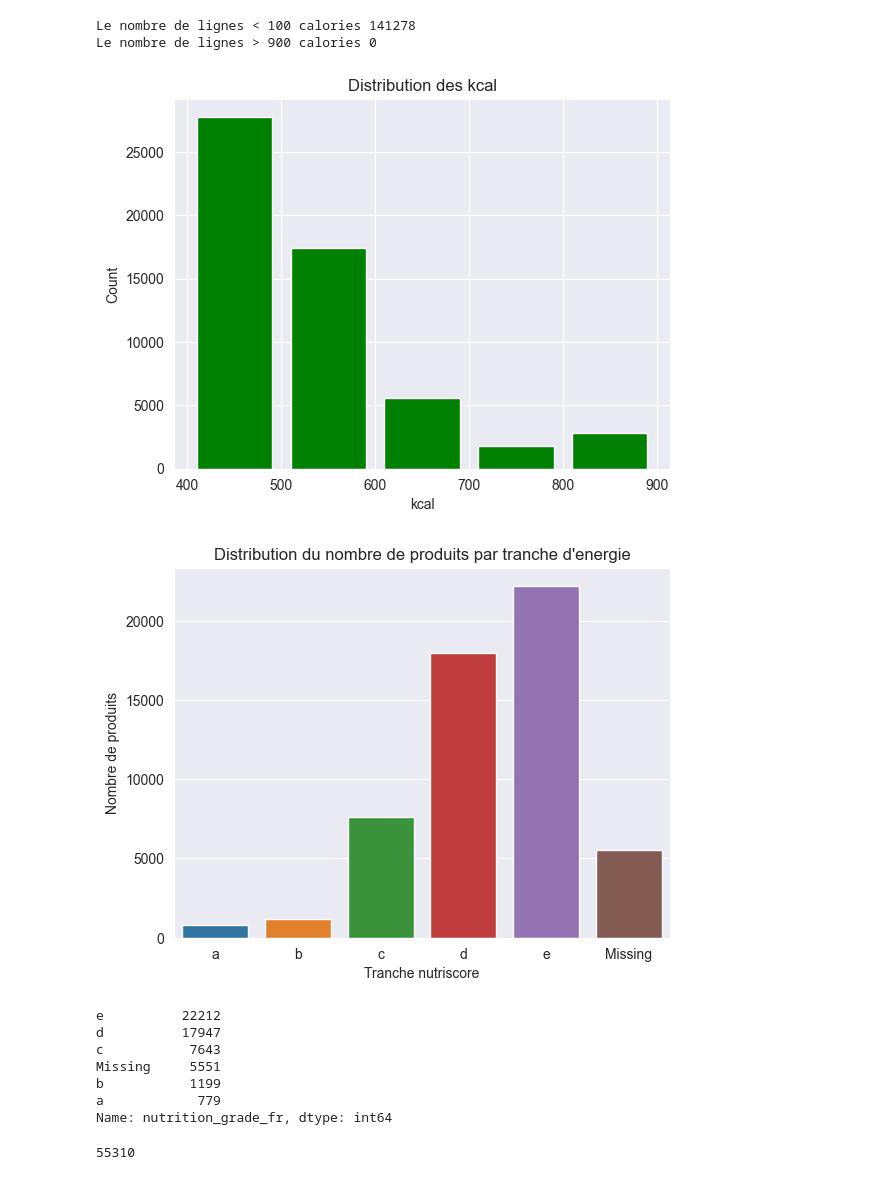
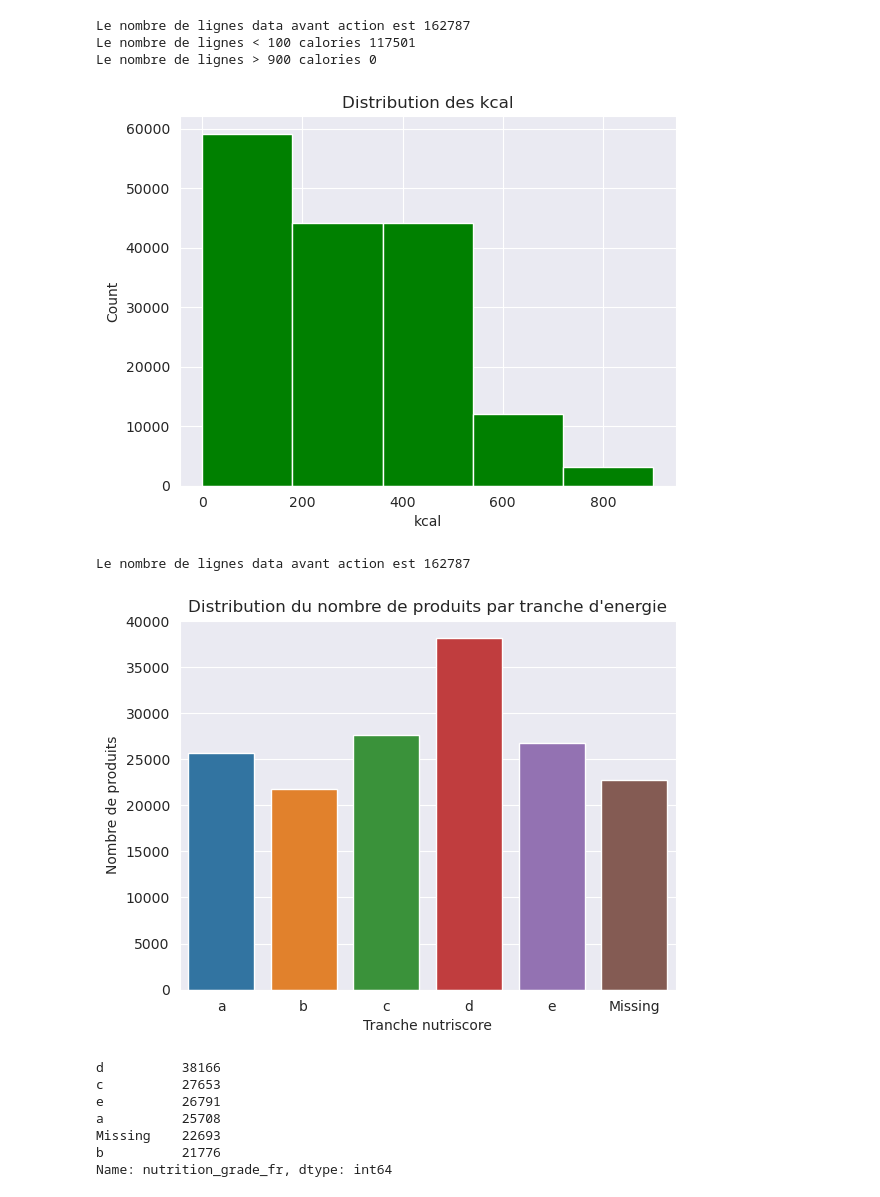
Before and after one commit to BinaryLost/machine_learning_projects, a Jupyter notebook: projet_2/nettoyage_openfood.ipynb, the cells around one changed output. Cells and saved outputs as stored; diff of their text form; code cells hidden in the pictures.

```diff
--- a/projet_2/nettoyage_openfood.ipynb
+++ b/projet_2/nettoyage_openfood.ipynb
@@ -8,9 +17,12 @@ data_csv = pd.read_csv('fr.openfoodfacts.org.products.csv', sep='\t')
 # %%
+data_before_action = data_csv.shape[0]
+print(f'Le nombre de lignes data avant action est {data_before_action}')
+
 # Liste des colonnes à conserver
 variables_pertinentes = [
     'created_datetime','code', 'product_name', 'brands', 'categories', 'ingredients_text', 'additives_tags', 'nutrition_grade_fr',
-    'energy_100g', 'proteins_100g', 'carbohydrates_100g', 'sugars_100g', 'fat_100g', 'saturated-fat_100g',
-    'alcohol_100g', 'countries_fr','potassium_100g','calcium_100g','vitamin-a_100g','vitamin-c_100g','vitamin-d_100g','fiber_100g','cholesterol_100g','image_url'
+    'energy_100g', 'proteins_100g', 'carbohydrates_100g', 'sugars_100g','fiber_100g','fat_100g', 'saturated-fat_100g',
+    'alcohol_100g', 'countries_fr','potassium_100g','calcium_100g','vitamin-a_100g','vitamin-c_100g','vitamin-d_100g','cholesterol_100g','image_url'
 ]
 
 start = time.time()
@@ -41,0 +65,14 @@ Les individus un nom de produit vide sont aux nombre de 17762
+# %%
+data_before_action = data.shape[0]
+print(f'Le nombre de lignes data avant action est {data_before_action}')
+
+#La variables  code et product_name sont obligatoires
+empty_mandatory_variables = data[
+    (data['product_name'].isna()) | ((data['code'].isna()))
+]
+print(f'Les individus avec un nom de produit ou code vides sont aux nombre de {len(empty_mandatory_variables)}')
+data.drop(empty_mandatory_variables.index, inplace=True)
+
+#imputation par 0 pour les variables quantitatives
+cols = ['potassium_100g','calcium_100g','vitamin-a_100g','vitamin-c_100g','vitamin-d_100g','cholesterol_100g','energy_100g', 'proteins_100g', 'carbohydrates_100g', 'sugars_100g','fiber_100g','fat_100g', 'saturated-fat_100g', 'alcohol_100g']
+data[cols] = data[cols].fillna(0)
@@ -42,7 +82,8 @@ Les individus un nom de produit vide sont aux nombre de 17762
 # %%
+data_before_action = data.shape[0]
+print(f'Le nombre de lignes data avant action est {data_before_action}')
+
 #Les produits contenant de l'alcool sont à bannir
-#imputation par 0 des valeurs Null
-data.loc[data['alcohol_100g'].isnull(), 'alcohol_100g'] = 0
 data_alcohol = data[data['alcohol_100g'] > 0]
 data_no_alcohol = data[data['alcohol_100g'] == 0]
 percent_alcohol = len(data_alcohol) / len(data)
@@ -167,14 +229,16 @@ data.drop(data[mask].index, inplace=True)
 # %%
-#les kcal < 100 ou > 900 sont aberrantes
+data_before_action = data.shape[0]
+print(f'Le nombre de lignes data avant action est {data_before_action}')
+
+#les kcal <= 0 ou > 900 sont aberrantes
 print(f'Le nombre de lignes < 100 calories {(data["kcal"] < 400).sum()}')
 print(f'Le nombre de lignes > 900 calories {(data["kcal"] > 900).sum()}')
-mask = (data['kcal'] < 400) | (data['kcal'] > 900)
-data.drop(data[mask].index, inplace=True)
+
 # (Distribution du nombre de produits par tranche d'énergie)
-bins = [400, 500, 600, 700, 800, 900]
+bins = 5
 
 # # Plot the histogram
-data['kcal'].hist(bins=bins, rwidth=0.8, color='g')
+data['kcal'].hist(bins=bins, rwidth=1, color='g')
 
 # # Add axis labels and plot title
 plt.xlabel("kcal")
@@ -182,42 +246,36 @@ plt.ylabel("Count")
 plt.title("Distribution des kcal")
 plt.show()
 # %% [output]
-Le nombre de lignes < 100 calories 141278
+Le nombre de lignes data avant action est 162787
+Le nombre de lignes < 100 calories 117501
 Le nombre de lignes > 900 calories 0
-[figure, old version]
+[figure, new version]
 # %%
+data_before_action = data.shape[0]
+print(f'Le nombre de lignes data avant action est {data_before_action}')
+
 #distribution produits par nutriscore
 # Countplot with the order specified
 # Fill the missing values with 'Missing'
 data['nutrition_grade_fr'] = data['nutrition_grade_fr'].fillna('Missing')
 order = ['a','b','c','d','e','Missing']
 sns.countplot(x='nutrition_grade_fr', data=data, order=order)
 
 # Set the plot's title and axis labels
 plt.title("Distribution du nombre de produits par tranche d'energie")
 plt.xlabel("Tranche nutriscore")
 plt.ylabel("Nombre de produits")
 # Display the plot
 plt.show()
 # Print the counts of each value
 print(data['nutrition_grade_fr'].value_counts())
 # %% [output]
+Le nombre de lignes data avant action est 162787
-[figure, old version]
+[figure, new version]
-e          22212
-d          17947
-c           7643
-Missing     5551
-b           1199
-a            779
-Name: nutrition_grade_fr, dtype: int64
+d          38166
+c          27653
+e          26791
+a          25708
+Missing    22693
+b          21776
+Name: nutrition_grade_fr, dtype: int64
-# %%
-#doublons
-def keep_recent(df):
-    last_date = df['created_datetime'].max()
-    return df[df['created_datetime'] == last_date].index[0]
-
-data = data.loc[data.groupby('code', group_keys=False).apply(keep_recent)]
-data.loc[data['code'].duplicated(keep=False),:]
-len(data)
-# %% [output]
-55310
```
Also changed, not shown: parts of 15 cells of this notebook.
